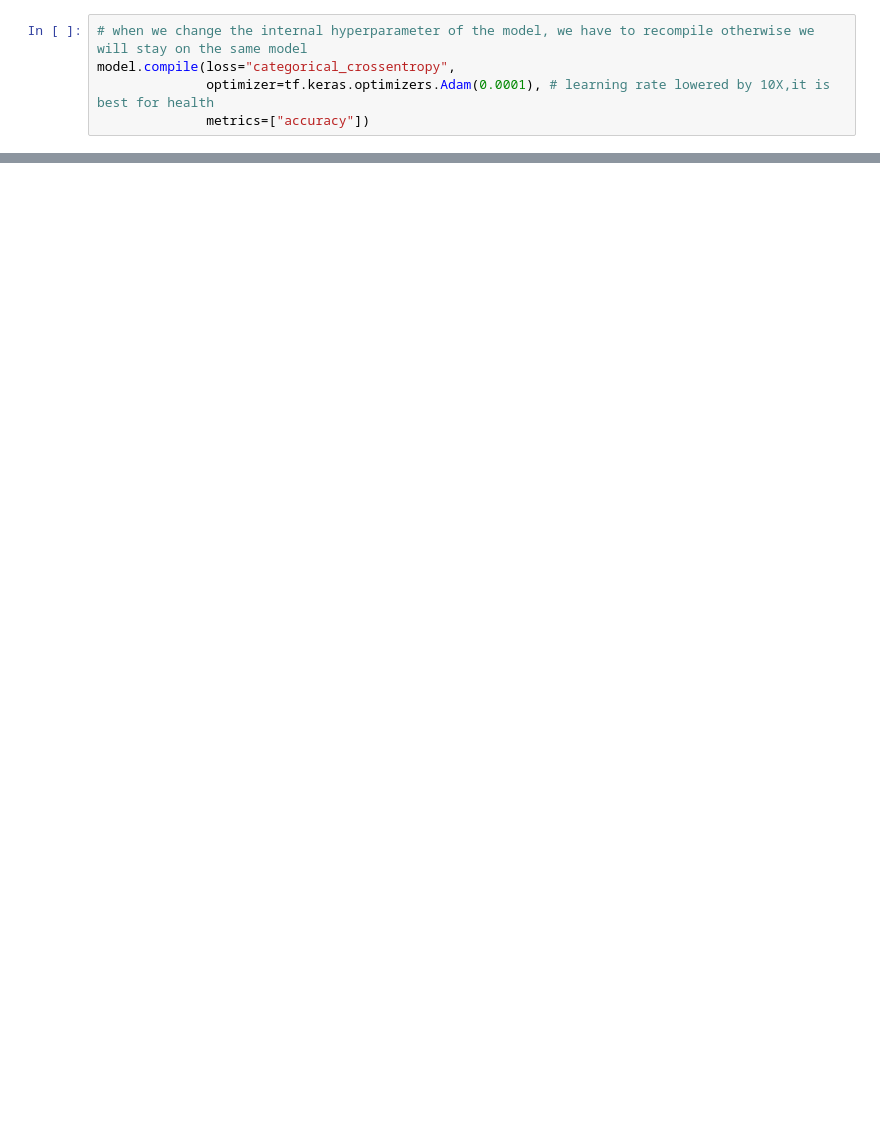
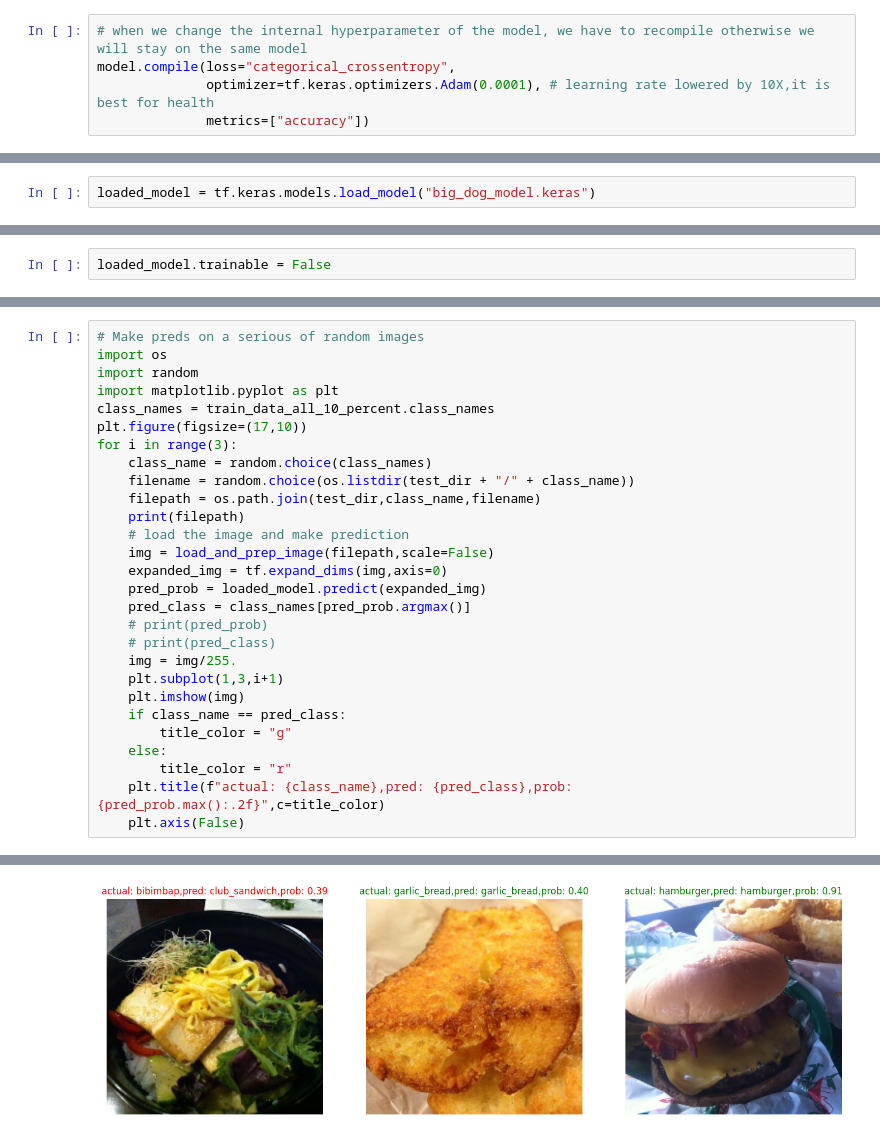
Before and after one commit to mogesTesema/Machine-Learning-Mastery-With-TensorFlow, a Jupyter notebook: 06_transfer_learning_in_tensorflow_part_3_scaling_up.ipynb, the cells around one changed output, grey strips where cells are left out. Drawn from its saved outputs; the diff is of its cells as text; blank space fills up the shorter version.

```diff
--- a/06_transfer_learning_in_tensorflow_part_3_scaling_up.ipynb
+++ b/06_transfer_learning_in_tensorflow_part_3_scaling_up.ipynb
@@ -278,0 +300,2 @@ plot_loss_curves(fine_tuned_model_history)
+# %%
+loaded_model = tf.keras.models.load_model("big_dog_model.keras")
@@ -278,0 +344,2 @@ plot_loss_curves(fine_tuned_model_history)
+# %%
+loaded_model.trainable = False
@@ -278,0 +379,29 @@ plot_loss_curves(fine_tuned_model_history)
+# %%
+# Make preds on a serious of random images
+import os
+import random
+import matplotlib.pyplot as plt
+class_names = train_data_all_10_percent.class_names
+plt.figure(figsize=(17,10))
+for i in range(3):
+    class_name = random.choice(class_names)
+    filename = random.choice(os.listdir(test_dir + "/" + class_name))
+    filepath = os.path.join(test_dir,class_name,filename)
+    print(filepath)
+    # load the image and make prediction
+    img = load_and_prep_image(filepath,scale=False)
+    expanded_img = tf.expand_dims(img,axis=0)
+    pred_prob = loaded_model.predict(expanded_img)
+    pred_class = class_names[pred_prob.argmax()]
+    # print(pred_prob)
+    # print(pred_class)
+    img = img/255.
+    plt.subplot(1,3,i+1)
+    plt.imshow(img)
+    if class_name == pred_class:
+        title_color = "g"
+    else:
+        title_color = "r"
+    plt.title(f"actual: {class_name},pred: {pred_class},prob: {pred_prob.max():.2f}",c=title_color)
+    plt.axis(False)
+# %% [output]
@@ -278,0 +414 @@ plot_loss_curves(fine_tuned_model_history)
+[figure, added]
```
Also changed, not shown: parts of 25 cells of this notebook.
